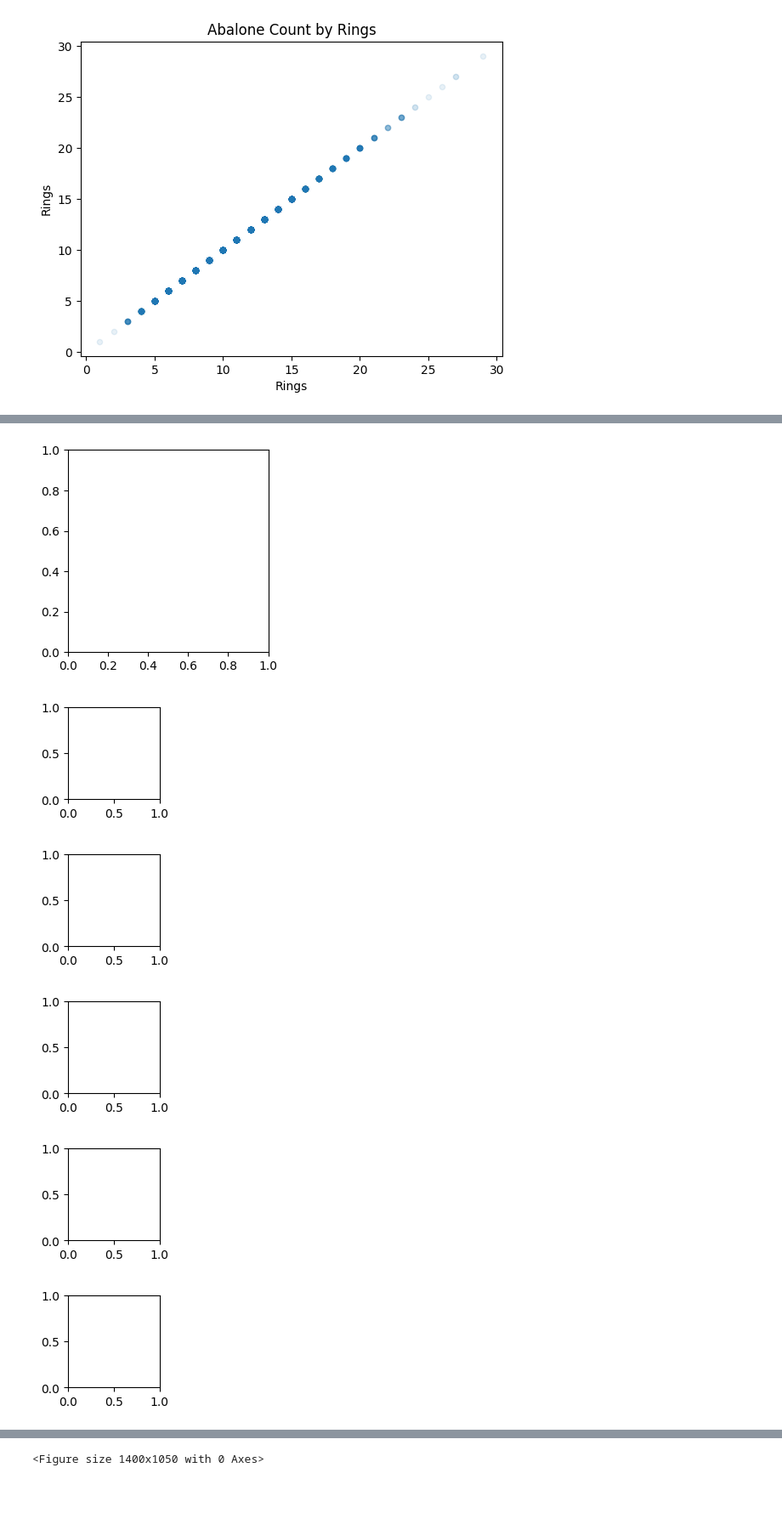
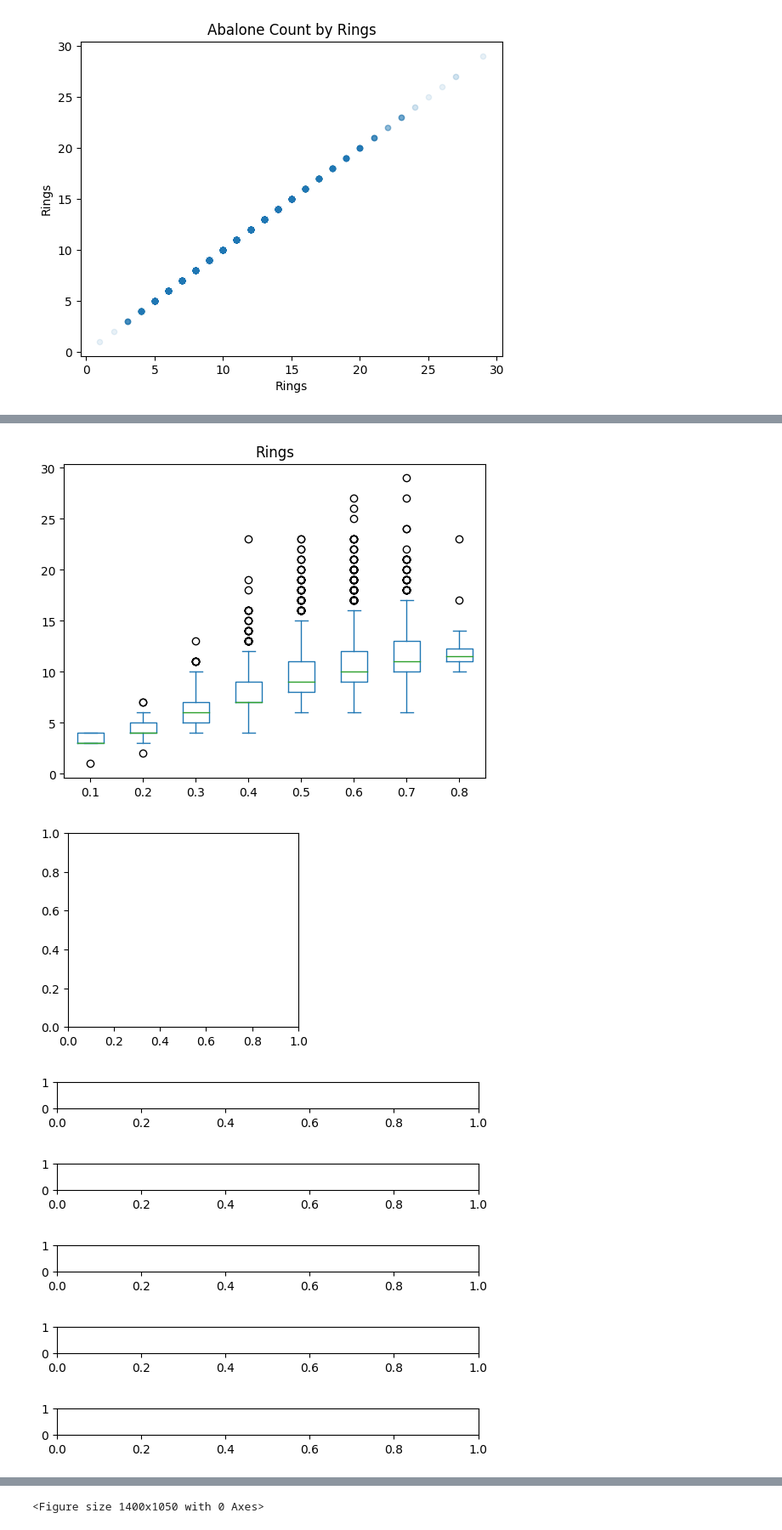
Before and after one commit to bu-cds-omds/dx602-examples, a Jupyter notebook: week10/video_plotting_numeric_targets_vs_one_input_variable.ipynb, the cells around one changed output, grey strips where cells are left out. Shown at 85% size. Drawn from its saved outputs; the diff is of its cells as text; code cells hidden in the pictures; blank space fills up the shorter version.

```diff
--- a/week10/video_plotting_numeric_targets_vs_one_input_variable.ipynb
+++ b/week10/video_plotting_numeric_targets_vs_one_input_variable.ipynb
@@ -5,3 +10,5 @@ This video shows how to plot the relationship between individual input variables
+# %%
+abalone = pd.read_csv("https://raw.githubusercontent.com/bu-omds/bu-omds-data/main/data/abalone.tsv", sep="\t")
 # %%
 for c in abalone.columns:
     abalone.plot.scatter(c, "Rings", alpha=0.1)
@@ -22,19 +34,28 @@ for c in abalone.columns:
+# %%
+abalone_rounded = abalone.copy()
+abalone_rounded["Length"] = abalone_rounded["Length"].round(1)
+abalone_rounded.plot.box(column="Rings", by="Length")
+None
+# %% [output]
+[figure, added]
 # %%
-num_cols=4
-num_rows=(len(abalone.columns) + num_cols - 1) // num_cols
+# num_cols=1
+# num_rows=(len(abalone.columns) + num_cols - 1) // num_cols
 
 plt.figure(figsize=(num_cols*3.5, num_rows*3.5))
-
+# TODO
+# plt.subplots_adjust(hspace=0.4, wspace=0.4)
 for (i, c) in enumerate(abalone.columns):
     plt.subplot(num_rows, num_cols, i + 1)
     abalone.plot.scatter(c, "Rings", alpha=0.1)
     plt.xlabel(c)
     plt.ylabel("Rings")
-    plt.xlabel(c)
+
+None
 # %% [output]
-[figure, old version]
+[figure, new version]
-[figure, old version]
+[figure, new version]
-[figure, old version]
+[figure, new version]
-[figure, old version]
+[figure, new version]
-[figure, old version]
+[figure, new version]
-[figure, old version]
+[figure, new version]
```
Also changed, not shown: parts of 4 cells of this notebook, 19 other files.
